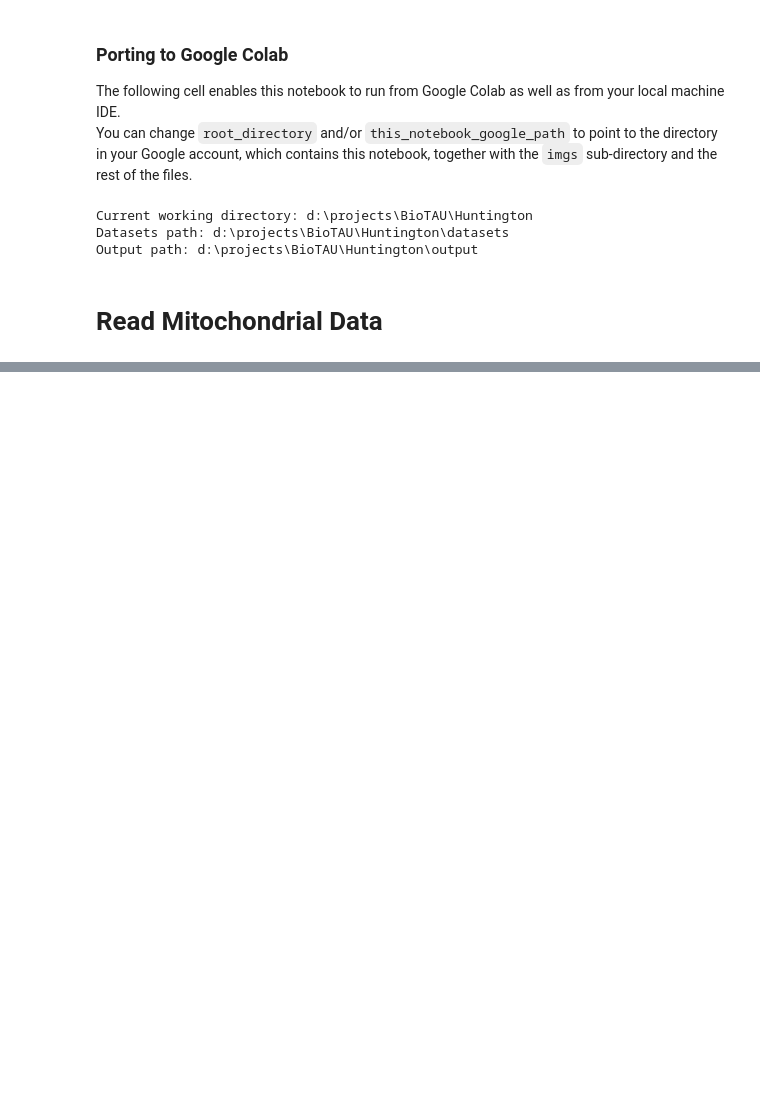
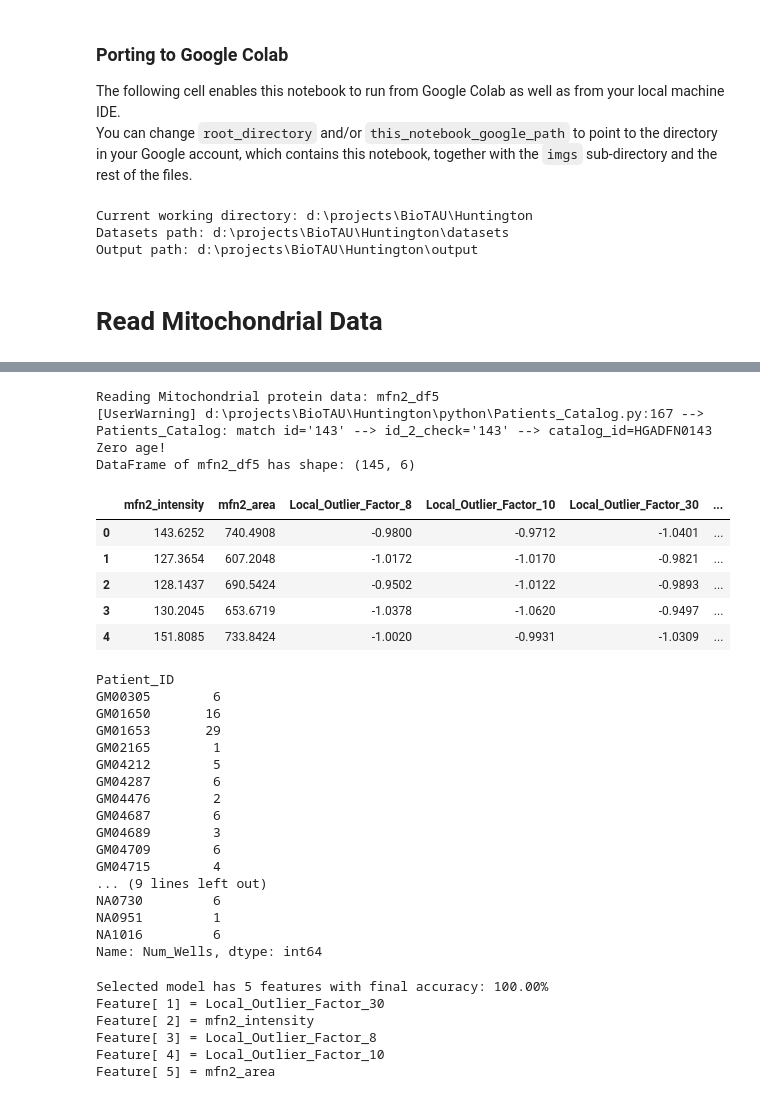
Before and after one commit to drormeir/Huntington, a Jupyter notebook: notebooks/Mitochondrial_Notebook.ipynb, the cells around one changed output, grey strips where cells are left out. Drawn from its saved outputs; the diff is of its cells as text; code cells hidden in the pictures; blank space fills up the shorter version.

```diff
--- a/notebooks/Mitochondrial_Notebook.ipynb
+++ b/notebooks/Mitochondrial_Notebook.ipynb
@@ -263,0 +154,36 @@ Name: Num_Wells, dtype: int64
+# %%
+mfn2_df5 = Protein_Data(file_name_mfn2_df5, verbose=1)
+mfn2_df5.evaluate_features_by_xgboost_to_classify_patients_HD_without_HGPS()
+# %% [output]
+Reading Mitochondrial protein data: mfn2_df5
+[UserWarning] d:\projects\BioTAU\Huntington\python\Patients_Catalog.py:167 --> Patients_Catalog: match id='143' --> id_2_check='143' --> catalog_id=HGADFN0143  Zero age!
+DataFrame of mfn2_df5 has shape: (145, 6)
+|  | mfn2_intensity | mfn2_area | Local_Outlier_Factor_8 | Local_Outlier_Factor_10 | Local_Outlier_Factor_30 | ... |
+| 0 | 143.6252 | 740.4908 | -0.9800 | -0.9712 | -1.0401 | ... |
+| 1 | 127.3654 | 607.2048 | -1.0172 | -1.0170 | -0.9821 | ... |
+| 2 | 128.1437 | 690.5424 | -0.9502 | -1.0122 | -0.9893 | ... |
+| 3 | 130.2045 | 653.6719 | -1.0378 | -1.0620 | -0.9497 | ... |
+| 4 | 151.8085 | 733.8424 | -1.0020 | -0.9931 | -1.0309 | ... |
+Patient_ID
+GM00305        6
+GM01650       16
+GM01653       29
+GM02165        1
+GM04212        5
+GM04287        6
+GM04476        2
+GM04687        6
+GM04689        3
+GM04709        6
+GM04715        4
+... (9 lines left out)
+NA0730         6
+NA0951         1
+NA1016         6
+Name: Num_Wells, dtype: int64
+Selected model has 5 features with final accuracy: 100.00%
+Feature[ 1] = Local_Outlier_Factor_30
+Feature[ 2] = mfn2_intensity
+Feature[ 3] = Local_Outlier_Factor_8
+Feature[ 4] = Local_Outlier_Factor_10
+Feature[ 5] = mfn2_area
```
Also changed, not shown: parts of 6 cells of this notebook, 4 other files.
